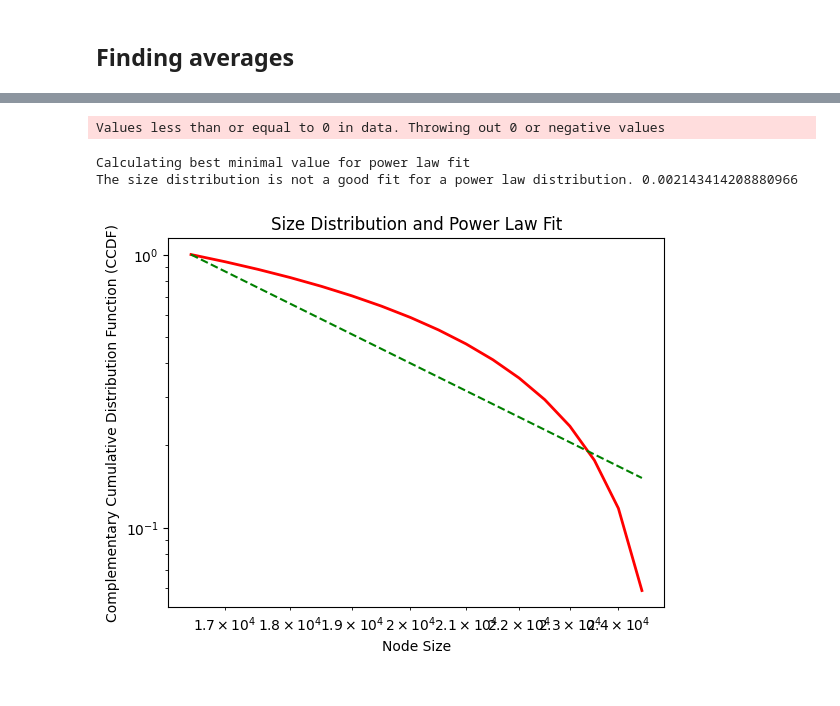
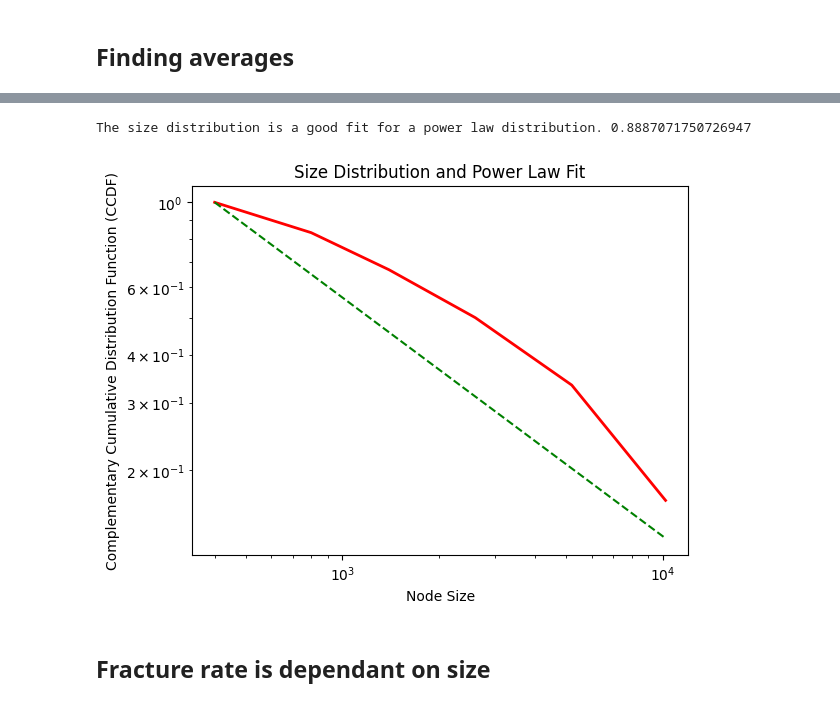
Before and after one commit to Marissa-working/Ice-Floe-Research, a Jupyter notebook: stochastic_model.ipynb, the cells around one changed output, grey strips where cells are left out. Cells and saved outputs as stored; diff of their text form; code cells hidden in the pictures.

```diff
--- a/stochastic_model.ipynb
+++ b/stochastic_model.ipynb
@@ -342,7 +157,10 @@ def binning(dictionary, binsize):
 # %%
+#run trials function and get the averages
+
 def fsd_trials(trial_amount, binsize):
 
     averages = {}
+    total = {}
     for i in range(trial_amount):
         # calls fsd function to get a dict
         fsd = fsd_function()
@@ -357,10 +175,12 @@ def fsd_trials(trial_amount, binsize):
         total = 0
         for number in averages[value]:
             total += number
-            averages[value] = total/trial_amount
+        averages[value] = (total/trial_amount)
+
+
 
     # binning the trials with binning function
     bin_dict = binning(averages, binsize)
     return bin_dict
 # %%
-trial_dict = fsd_trials(10, 500)
+trial_dict = fsd_trials(5, 200)
@@ -405,0 +212,33 @@ plt.xscale("log")
+# %%
+upper_dict = {}
+for key in trial_dict:
+    if key >= 300:
+        upper_dict[key] = trial_dict[key]
+
+print(upper_dict)
+
+sizes = list(upper_dict.keys())
+counts = list(upper_dict.values())
+slope1 = []
+slope1.append(sizes[0])
+slope1.append(sizes[-1])
+
+slope2 = []
+slope2.append(counts[0])
+slope2.append(counts[-1])
+total_count = sum(counts)
+
+print(slope1, slope2)
+
+
+plt.scatter(sizes, counts)
+plt.plot(slope1, slope2)
+plt.xlabel("Width (m)")
+plt.ylabel("Count")
+plt.title("Model For FSD")
+plt.yscale("log")
+plt.xscale("log")
+#count, bins, ignored = plt.line(sizes, result)
+print ("Max value element : ", max(counts))
+print("Min value element : ", min(counts))
+upper_dict.keys()
@@ -432,9 +278,9 @@ def check_power_law_distribution(size_distribution):
     plt.title('Size Distribution and Power Law Fit')
     plt.show()
 # %%
-check_power_law_distribution(trial_dict)
+check_power_law_distribution(upper_dict)
 # %% [output]
-Values less than or equal to 0 in data. Throwing out 0 or negative values
+The size distribution is a good fit for a power law distribution. 0.8887071750726947
-Calculating best minimal value for power law fit
-The size distribution is not a good fit for a power law distribution. 0.002143414208880966
-[figure, old version]
+[figure, new version]
+# %% [markdown]
+## Fracture rate is dependant on size
```
Also changed, not shown: parts of 23 cells of this notebook.
